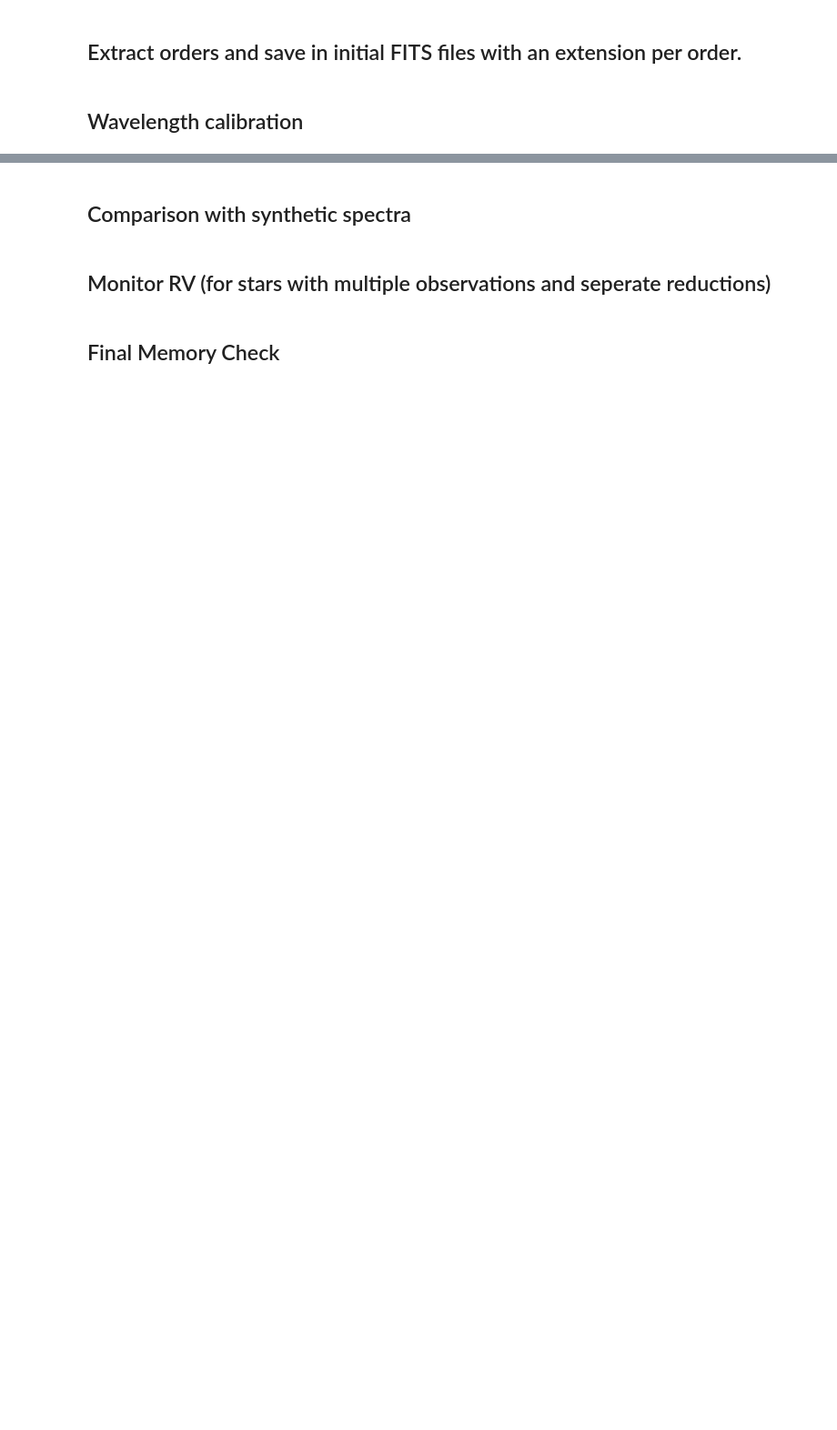
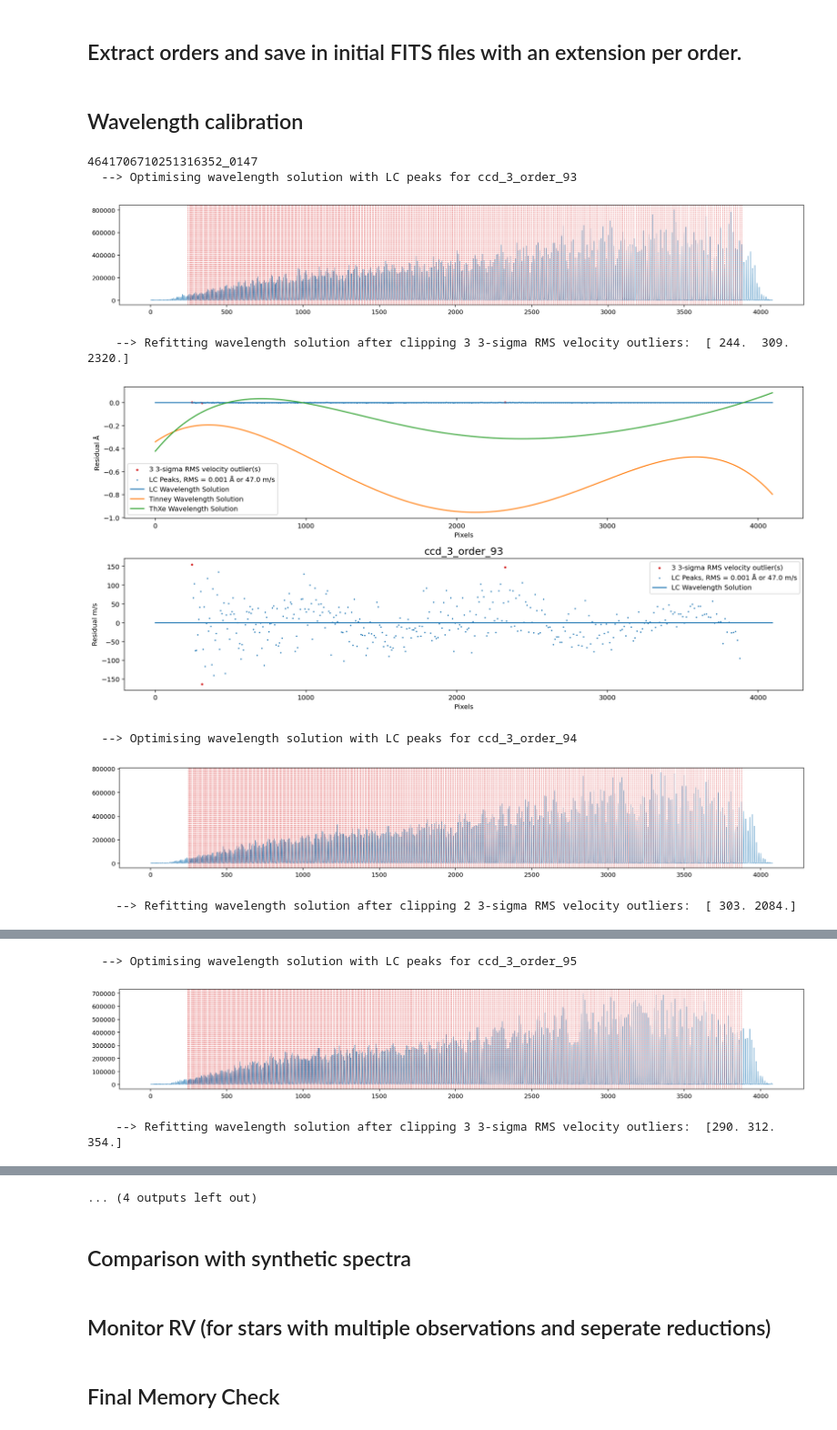
Before and after one commit to svenbuder/velocereduction, a Jupyter notebook: scripts/VeloceReduction_tutorial.ipynb, the cells around one changed output, grey strips where cells are left out. Shown at 91% size. Cells and saved outputs as stored; diff of their text form; code cells hidden in the pictures; blank space fills up the shorter version.

```diff
--- a/scripts/VeloceReduction_tutorial.ipynb
+++ b/scripts/VeloceReduction_tutorial.ipynb
@@ -251,32 +273,41 @@ for science_object in list(science_runs.keys()):
 # %%
 for science_object in list(science_runs.keys())[10:11]:
 
     print(science_object)
 
     file = fits.open('../reduced_data/'+config.date+'/'+science_object+'/veloce_spectra_'+science_object+'_'+config.date+'.fits')
 
     # VR.calibration.calibrate_wavelength(science_object, optimise_lc_solution = True, fit_voigt_for_rv = False, debug = True)
 
     # for order_index in range(1,len(file)):
     #     try:
     #         print(file[order_index].header['EXTNAME'], 'LC', file[order_index].header['WAVE_COEFF_LC_0'])
     #     except:
     #         try:
     #             print(file[order_index].header['EXTNAME'], 'ThXe', file[order_index].header['WAVE_COEFF_ThXe_0'])
     #         except:
     #             pass
 
-    orders = ['ccd_3_order_93']#,'ccd_3_order_94','ccd_3_order_95']
+    orders = ['ccd_3_order_93','ccd_3_order_94','ccd_3_order_95','ccd_3_order_96']
 
     for order in orders:
 
         # VR.calibration.calibrate_single_order(
         #     file,
         #     order
         # )
 
         coeffs_lc = VR.calibration.optimise_wavelength_solution_with_laser_comb(
             order_name = order,
             lc_pixel_values = file[order].data['LC'],
-            debug = False
+            debug = True
         )
+# %% [output]
+4641706710251316352_0147
+  --> Optimising wavelength solution with LC peaks for ccd_3_order_93
+[figure, added]
+    --> Refitting wavelength solution after clipping 3 3-sigma RMS velocity outliers:  [ 244.  309. 2320.]
+[figure, added]
+  --> Optimising wavelength solution with LC peaks for ccd_3_order_94
+[figure, added]
+    --> Refitting wavelength solution after clipping 2 3-sigma RMS velocity outliers:  [ 303. 2084.]
@@ -282,0 +315,3 @@ for science_object in list(science_runs.keys())[10:11]:
+  --> Optimising wavelength solution with LC peaks for ccd_3_order_95
+[figure, added]
+    --> Refitting wavelength solution after clipping 3 3-sigma RMS velocity outliers:  [290. 312. 354.]
@@ -283,3 +319,4 @@ for science_object in list(science_runs.keys())[10:11]:
+... (4 outputs left out)
 # %%
 for science_object in list(science_runs.keys()):
 #     try:
```
Also changed, not shown: parts of 4 cells of this notebook, 1 other file.
